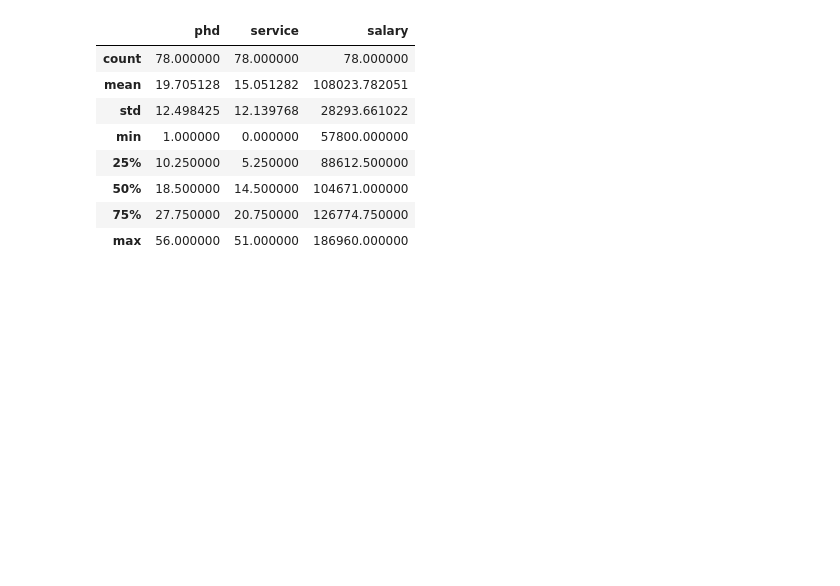
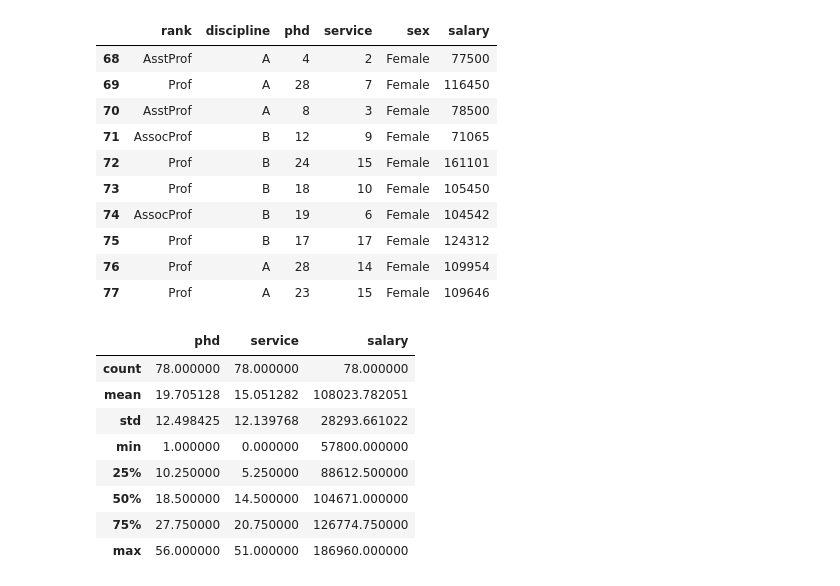
Before and after one commit to rajveersinghcse/Data-Science, a Jupyter notebook: Pandas/Pandas.ipynb, the cells around one changed output. Drawn from its saved outputs; the diff is of its cells as text; code cells hidden in the pictures; blank space fills up the shorter version.

```diff
--- a/Pandas/Pandas.ipynb
+++ b/Pandas/Pandas.ipynb
@@ -185,3 +34,17 @@ Name: discipline, dtype: int64
+# %%
+df.tail(10)
+# %% [output]
+|  | rank | discipline | phd | service | sex | salary |
+| 68 | AsstProf | A | 4 | 2 | Female | 77500 |
+| 69 | Prof | A | 28 | 7 | Female | 116450 |
+| 70 | AsstProf | A | 8 | 3 | Female | 78500 |
+| 71 | AssocProf | B | 12 | 9 | Female | 71065 |
+| 72 | Prof | B | 24 | 15 | Female | 161101 |
+| 73 | Prof | B | 18 | 10 | Female | 105450 |
+| 74 | AssocProf | B | 19 | 6 | Female | 104542 |
+| 75 | Prof | B | 17 | 17 | Female | 124312 |
+| 76 | Prof | A | 28 | 14 | Female | 109954 |
+| 77 | Prof | A | 23 | 15 | Female | 109646 |
 # %%
 df.describe()
 # %% [output]
```
Also changed, not shown: parts of 74 cells of this notebook.
